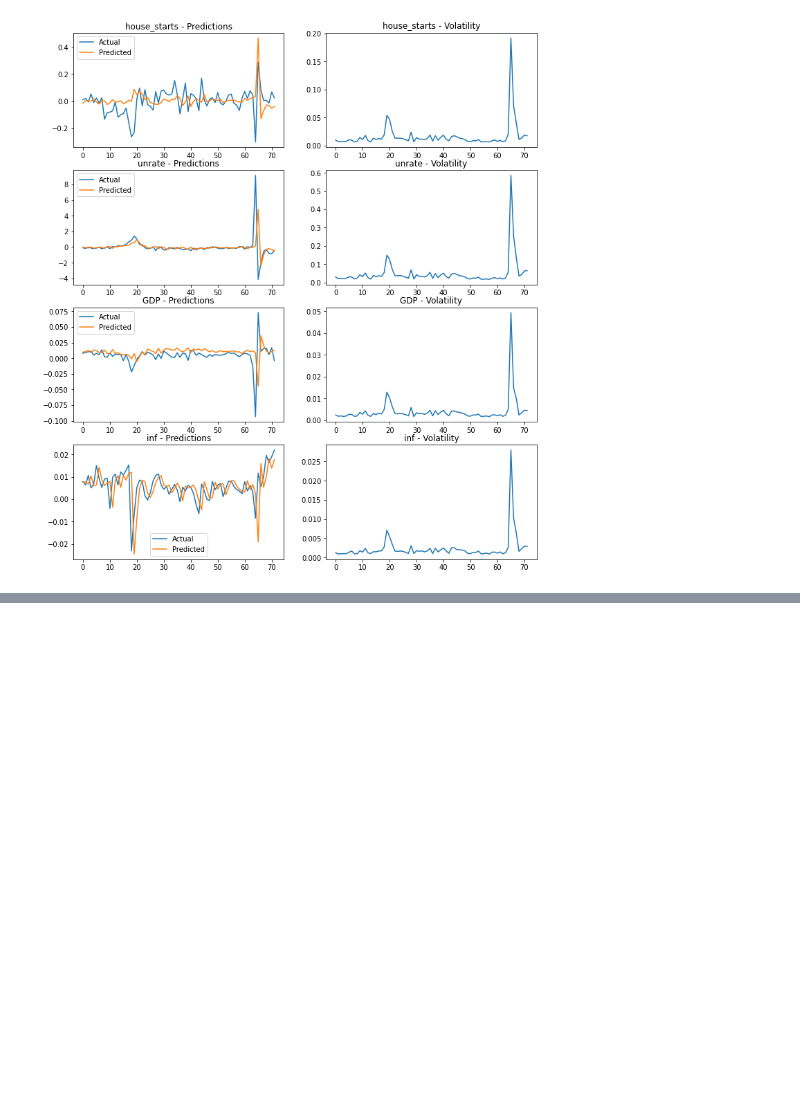
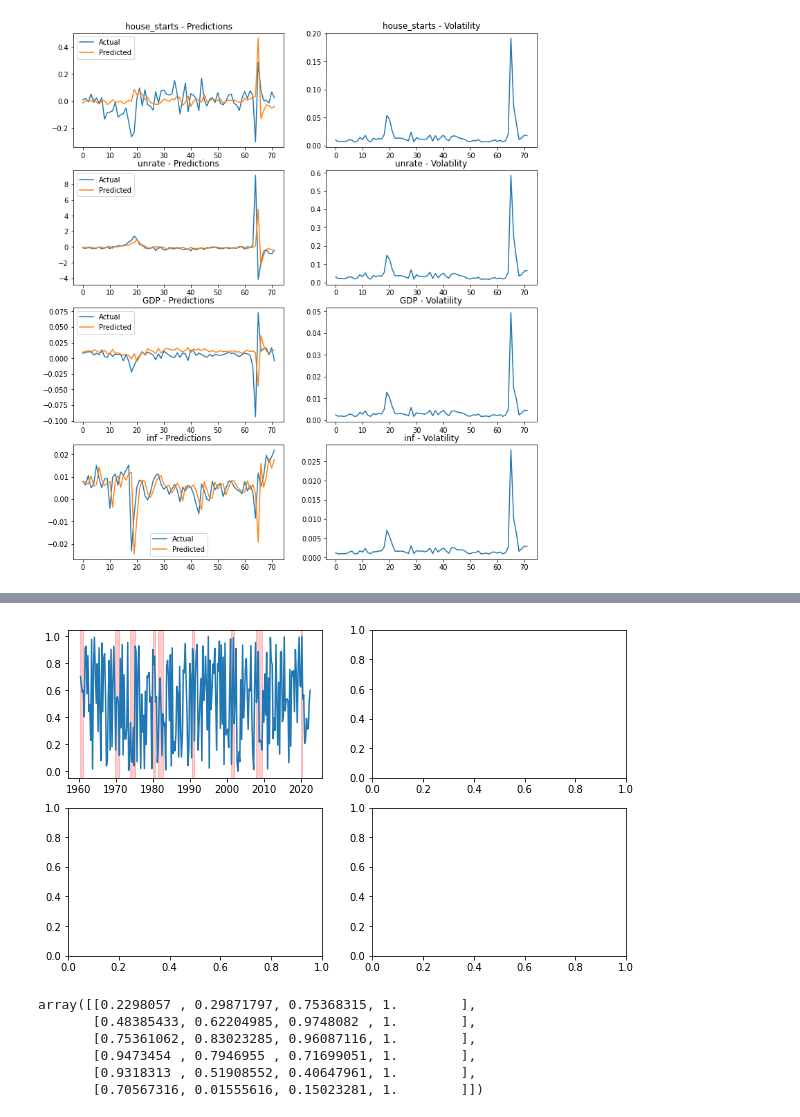
Before and after one commit to thamsuppp/EconDL, a Jupyter notebook: ar2_density_benchmark.ipynb, the cells around one changed output, grey strips where cells are left out. Saved outputs shown, nothing was run; the diff lists cells and outputs as text; code cells hidden in the pictures; blank space fills up the shorter version.

```diff
--- a/ar2_density_benchmark.ipynb
+++ b/ar2_density_benchmark.ipynb
@@ -202,0 +273,27 @@ for var in range(data.shape[1]):
+# %%
+# Create a list of dates, starting with 1st June 1960, ending with 1st June 2022, and with a frequency of quarterly
+date_list = pd.date_range(start='1960-06-01', end='2022-07-01', freq='Q')
+
+# Recession dates
+recession_dates = [
+  ['1960-04-01', '1961-02-01'],
+  ['1969-12-01', '1970-11-01'],
+  ['1973-11-01', '1975-03-01'],
+  ['1980-01-01', '1980-07-01'],
+  ['1981-07-01', '1982-11-01'],
+  ['1990-07-01', '1991-03-01'],
+  ['2001-03-01', '2001-11-01'],
+  ['2007-12-01', '2009-06-01'],
+  ['2020-02-01', '2020-04-01']
+]
+
+# Generate random 249 numbers between 0 and 1
+time_series =  np.random.rand(249)
+# %%
+# Plot the time series using matplotlib, with dates on the x-axis. Highlight the recession periods
+fig, ax = plt.subplots(2, 2, figsize=(10, 6))
+ax[0,0].plot(date_list, time_series)
+for i in range(len(recession_dates)):
+  ax[0,0].axvspan(recession_dates[i][0], recession_dates[i][1], alpha=0.2, color='red')
+# %% [output]
+[figure, added]
@@ -202,0 +307,9 @@ for var in range(data.shape[1]):
+# %%
+plt.cm.coolwarm(np.linspace(0, 1, 6))
+# %% [output]
+array([[0.2298057 , 0.29871797, 0.75368315, 1.        ],
+       [0.48385433, 0.62204985, 0.9748082 , 1.        ],
+       [0.75361062, 0.83023285, 0.96087116, 1.        ],
+       [0.9473454 , 0.7946955 , 0.71699051, 1.        ],
+       [0.9318313 , 0.51908552, 0.40647961, 1.        ],
+       [0.70567316, 0.01555616, 0.15023281, 1.        ]])
```
Also changed, not shown: parts of 16 cells of this notebook, 18 other files.
